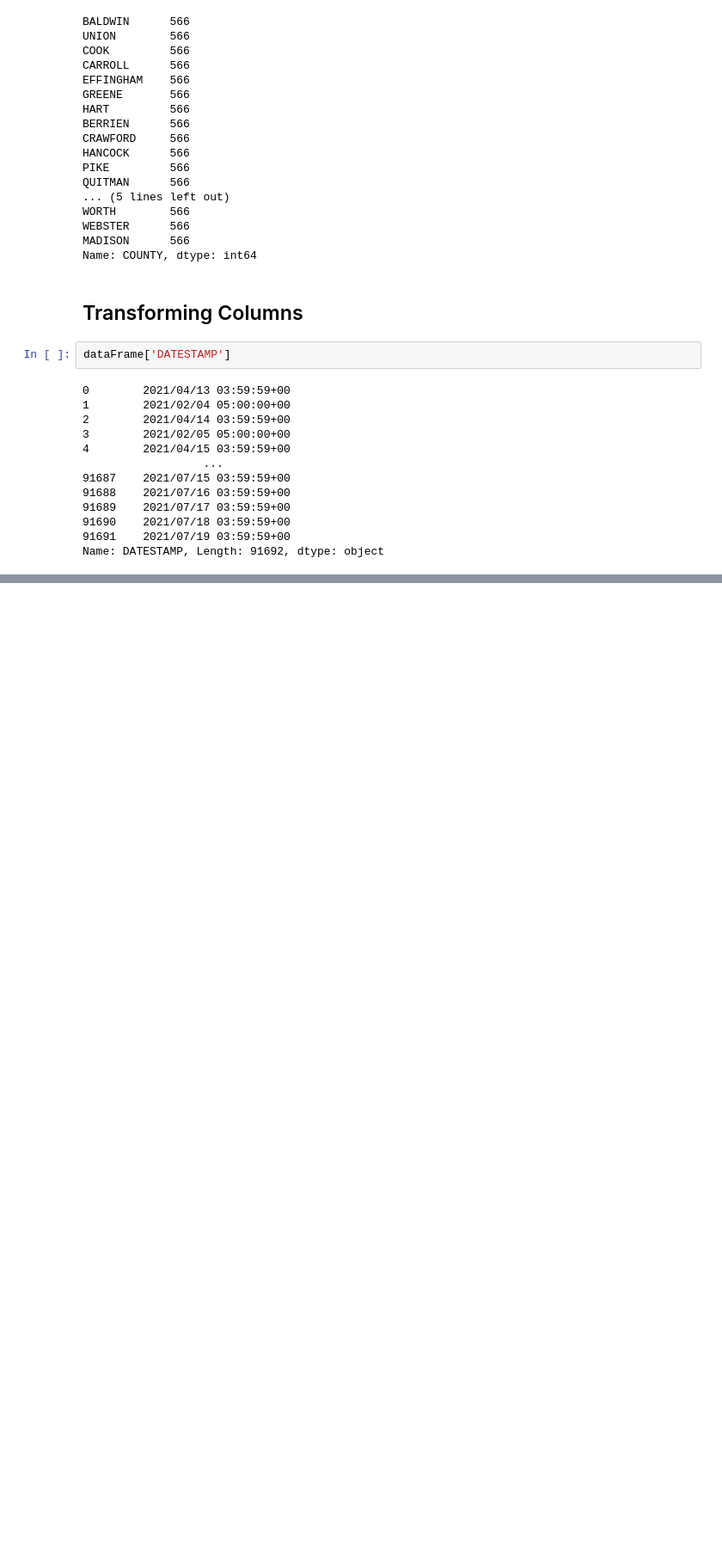
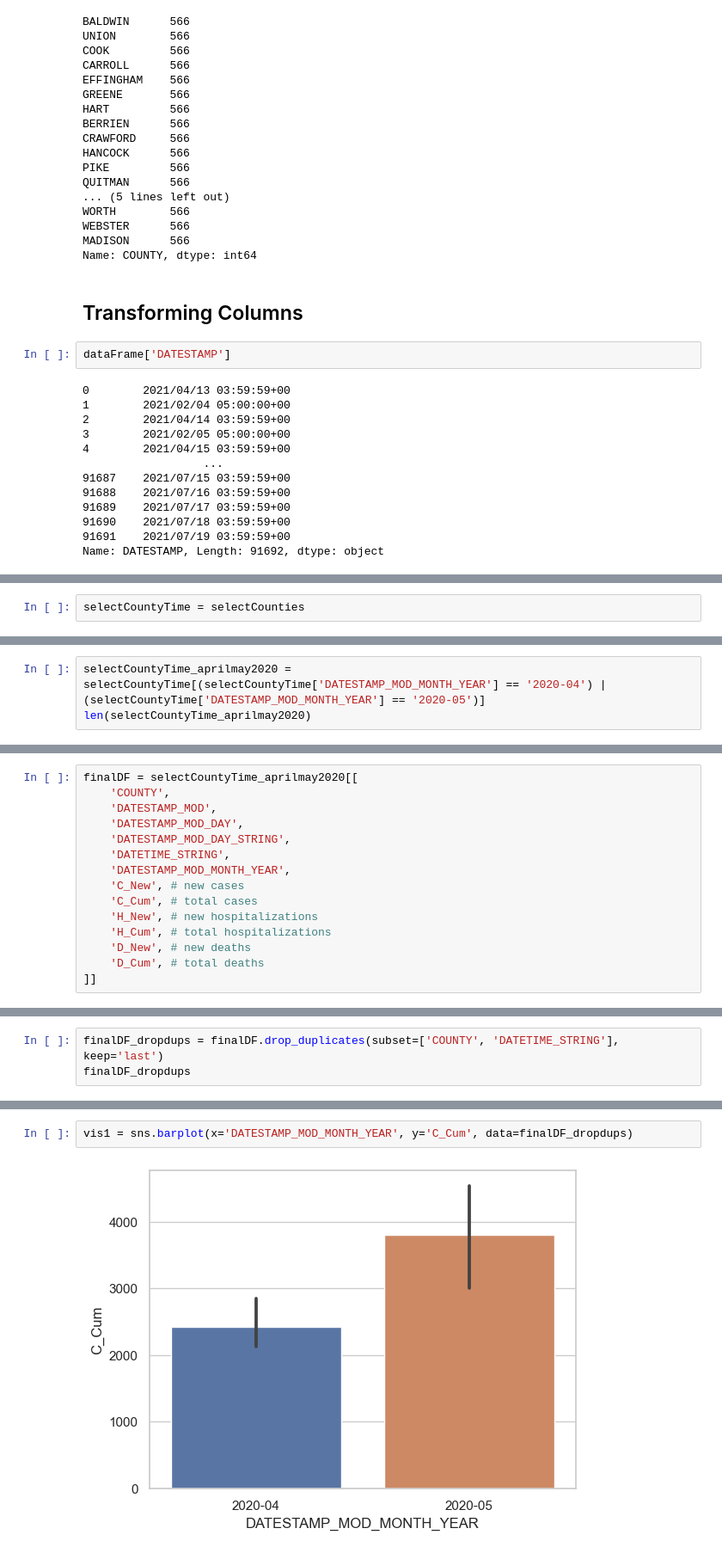
Before and after one commit to lozo6/healthcare-visuals, a Jupyter notebook: visualization.ipynb, the cells around one changed output, grey strips where cells are left out. Shown: that part at 86% size. Saved outputs shown, nothing was run; the diff lists cells and outputs as text; blank space fills up the shorter version.

```diff
--- a/visualization.ipynb
+++ b/visualization.ipynb
@@ -164,0 +387,2 @@ datetime64[ns, UTC]
+# %%
+selectCountyTime = selectCounties
@@ -164,0 +409,3 @@ datetime64[ns, UTC]
+# %%
+selectCountyTime_aprilmay2020 = selectCountyTime[(selectCountyTime['DATESTAMP_MOD_MONTH_YEAR'] == '2020-04') | (selectCountyTime['DATESTAMP_MOD_MONTH_YEAR'] == '2020-05')]
+len(selectCountyTime_aprilmay2020)
@@ -164,0 +437,15 @@ datetime64[ns, UTC]
+# %%
+finalDF = selectCountyTime_aprilmay2020[[
+    'COUNTY',
+    'DATESTAMP_MOD',
+    'DATESTAMP_MOD_DAY',
+    'DATESTAMP_MOD_DAY_STRING',
+    'DATETIME_STRING',
+    'DATESTAMP_MOD_MONTH_YEAR',
+    'C_New', # new cases
+    'C_Cum', # total cases
+    'H_New', # new hospitalizations
+    'H_Cum', # total hospitalizations
+    'D_New', # new deaths
+    'D_Cum', # total deaths
+]]
@@ -164,0 +470,3 @@ datetime64[ns, UTC]
+# %%
+finalDF_dropdups = finalDF.drop_duplicates(subset=['COUNTY', 'DATETIME_STRING'], keep='last')
+finalDF_dropdups
@@ -164,0 +496,4 @@ datetime64[ns, UTC]
+# %%
+vis1 = sns.barplot(x='DATESTAMP_MOD_MONTH_YEAR', y='C_Cum', data=finalDF_dropdups)
+# %% [output]
+[figure, added]
```
Also changed, not shown: parts of 34 cells of this notebook.
